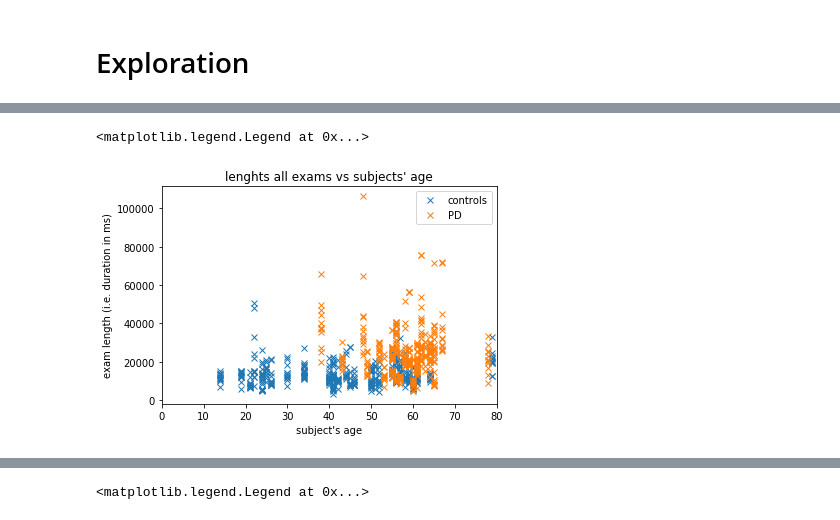
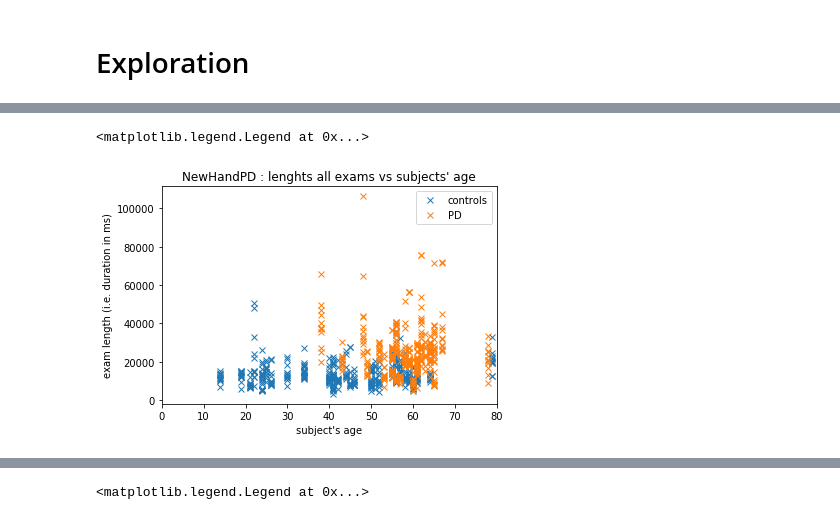
Before and after one commit to PaulLerner/deep_parkinson_handwriting, a Jupyter notebook: newhandpd.ipynb, the cells around one changed output, grey strips where cells are left out. Cells and saved outputs as stored; diff of their text form; code cells hidden in the pictures.

```diff
--- a/newhandpd.ipynb
+++ b/newhandpd.ipynb
@@ -401,11 +619,11 @@ plt.legend()
 # %%
-plt.title("lenghts all exams vs subjects' age")
+plt.title("NewHandPD : lenghts all exams vs subjects' age")
 plt.plot(flat_ages[31*12:],flat_lengths[31*12:],'x',label="controls")
 plt.xlabel("subject's age")
 plt.xlim(0,80)
 plt.ylabel("exam length (i.e. duration in ms)")
 plt.plot(flat_ages[0:31*12],flat_lengths[0:31*12],'x',label="PD")
 plt.legend()
 # %% [output]
 <matplotlib.legend.Legend at 0x...>
-[figure, old version]
+[figure, new version]
```
Also changed, not shown: parts of 32 cells of this notebook, 3 other files.
